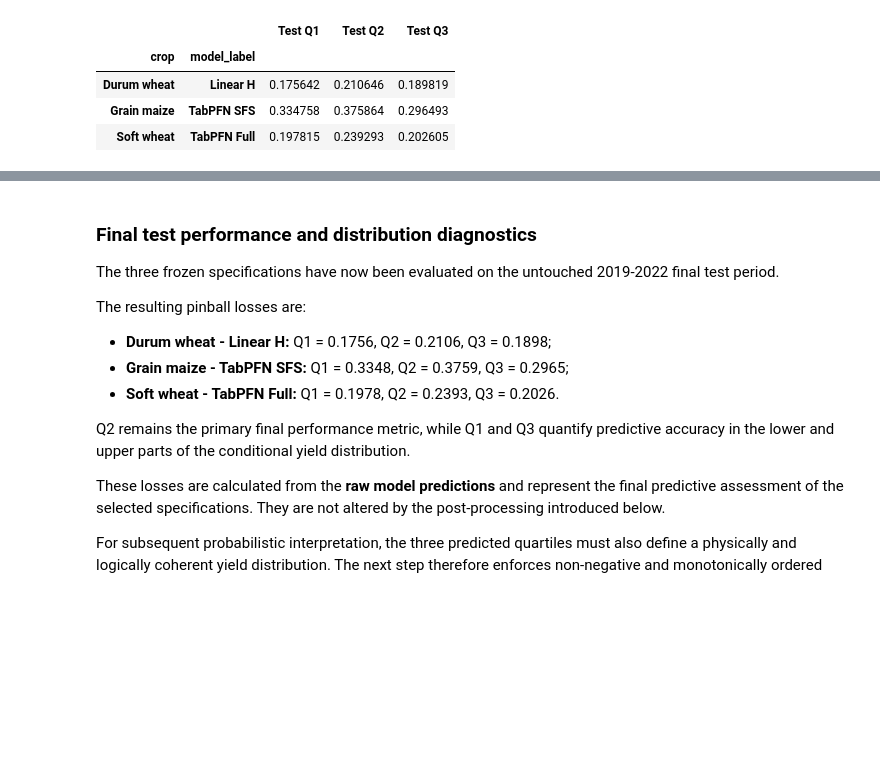
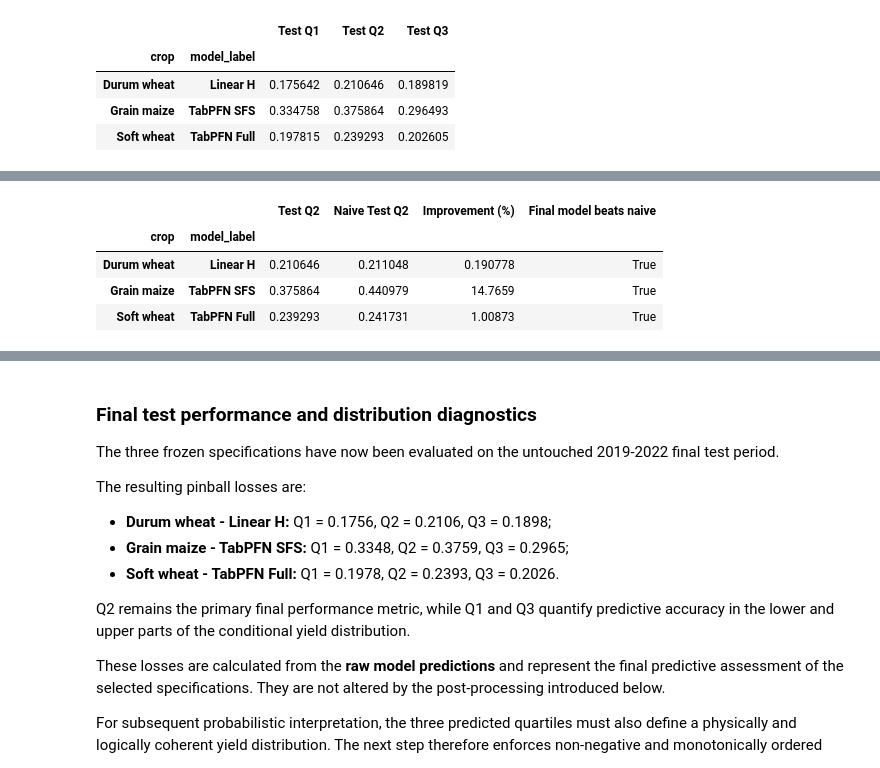
Before and after one commit to AlessioRepetto/agriclimate-intelligence, a Jupyter notebook: notebooks/ML_Quantile_Modelling.ipynb, the cells around one changed output, grey strips where cells are left out. Drawn from its saved outputs; the diff is of its cells as text; code cells hidden in the pictures; blank space fills up the shorter version.

Commit message:
Update modelling notebook and project setup

```diff
--- a/notebooks/ML_Quantile_Modelling.ipynb
+++ b/notebooks/ML_Quantile_Modelling.ipynb
@@ -3110,0 +3189,40 @@ display(
+# %%
+naive_test_results = pd.DataFrame(
+    naive_test_rows
+)
+
+final_vs_naive = (
+    final_test_results[
+        ["crop", "model_label", "Test Q2"]
+    ]
+    .merge(
+        naive_test_results,
+        on="crop",
+    )
+)
+
+final_vs_naive["Improvement (%)"] = (
+    (
+        final_vs_naive["Naive Test Q2"]
+        - final_vs_naive["Test Q2"]
+    )
+    / final_vs_naive["Naive Test Q2"]
+    * 100
+)
+
+final_vs_naive["Final model beats naive"] = (
+    final_vs_naive["Test Q2"]
+    < final_vs_naive["Naive Test Q2"]
+)
+# %%
+display(
+    final_vs_naive
+    .sort_values("crop")
+    .set_index(["crop", "model_label"])
+)
+# %% [output]
+|  |  | Test Q2 | Naive Test Q2 | Improvement (%) | Final model beats naive |
+| crop | model_label |  |  |  |  |
+| Durum wheat | Linear H | 0.210646 | 0.211048 | 0.190778 | True |
+| Grain maize | TabPFN SFS | 0.375864 | 0.440979 | 14.7659 | True |
+| Soft wheat | TabPFN Full | 0.239293 | 0.241731 | 1.00873 | True |
```
Also changed, not shown: parts of 21 cells of this notebook, 4 other files.
